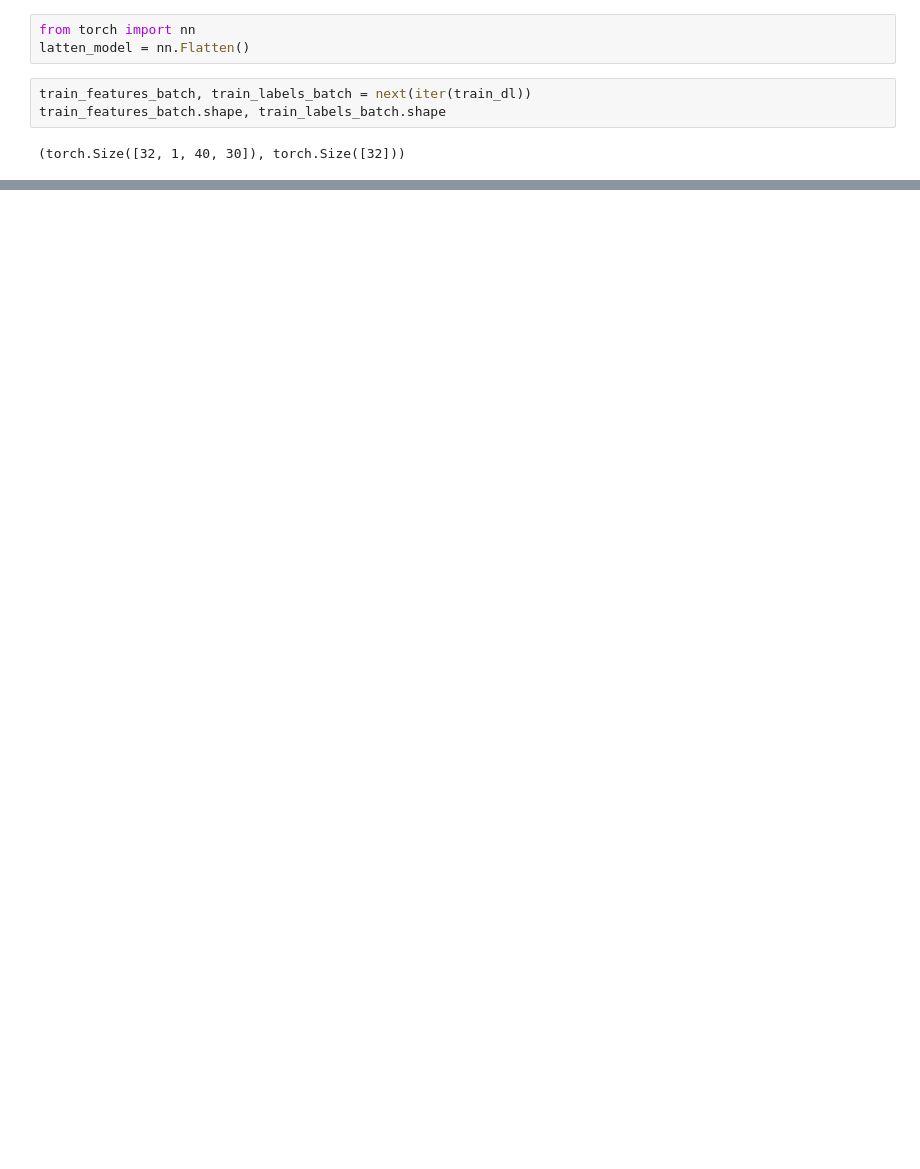
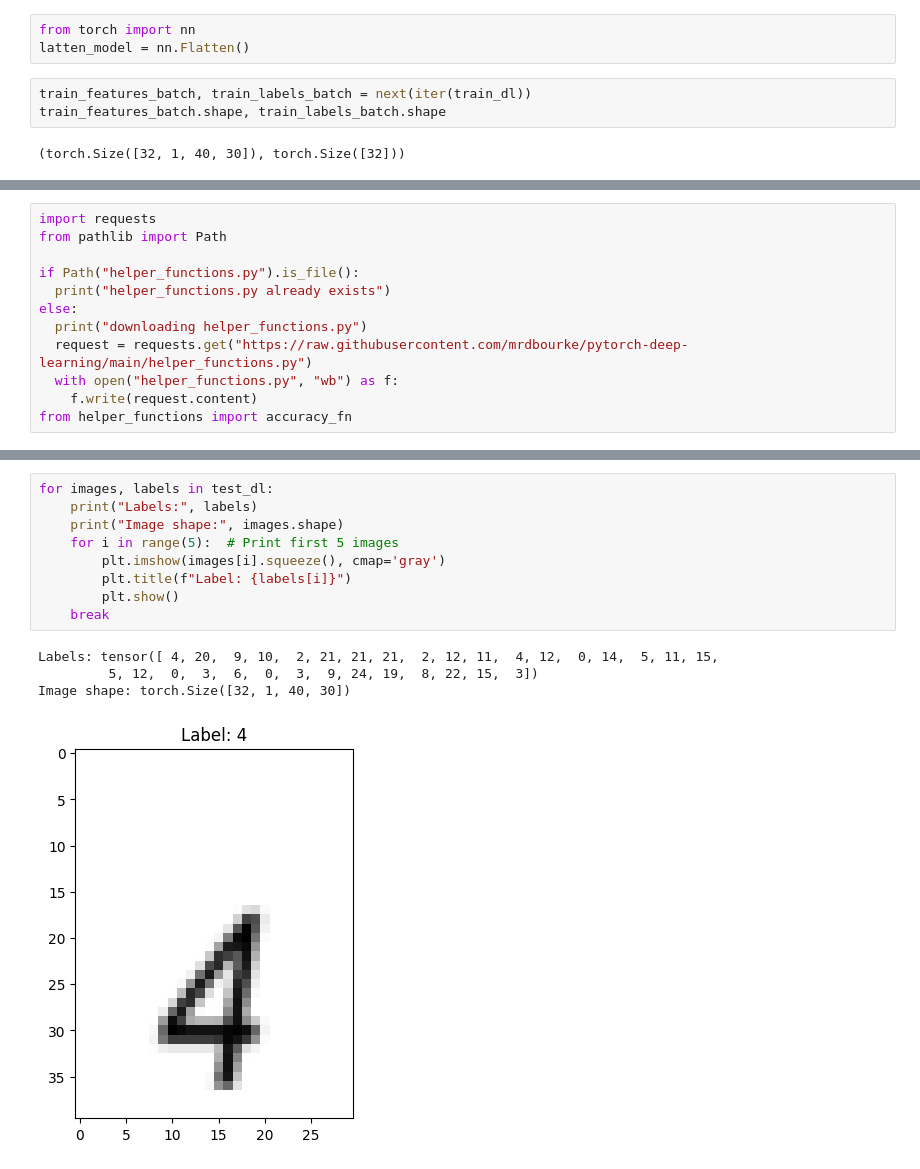
Before and after one commit to maxx-niu/tabmagic, a Jupyter notebook: model_numbers.ipynb, the cells around one changed output, grey strips where cells are left out. Drawn from its saved outputs; the diff is of its cells as text; blank space fills up the shorter version.

```diff
--- a/model_numbers.ipynb
+++ b/model_numbers.ipynb
@@ -176,0 +156,12 @@ class NumberCNN(nn.Module):
+# %%
+import requests
+from pathlib import Path
+
+if Path("helper_functions.py").is_file():
+  print("helper_functions.py already exists")
+else:
+  print("downloading helper_functions.py")
+  request = requests.get("https://raw.githubusercontent.com/mrdbourke/pytorch-deep-learning/main/helper_functions.py")
+  with open("helper_functions.py", "wb") as f:
+    f.write(request.content)
+from helper_functions import accuracy_fn
@@ -176,0 +274,14 @@ class NumberCNN(nn.Module):
+# %%
+for images, labels in test_dl:
+    print("Labels:", labels)
+    print("Image shape:", images.shape)
+    for i in range(5):  # Print first 5 images
+        plt.imshow(images[i].squeeze(), cmap='gray')
+        plt.title(f"Label: {labels[i]}")
+        plt.show()
+    break
+# %% [output]
+Labels: tensor([ 4, 20,  9, 10,  2, 21, 21, 21,  2, 12, 11,  4, 12,  0, 14,  5, 11, 15,
+         5, 12,  0,  3,  6,  0,  3,  9, 24, 19,  8, 22, 15,  3])
+Image shape: torch.Size([32, 1, 40, 30])
+[figure, added]
```
Also changed, not shown: parts of 19 cells of this notebook, 6 other files.
